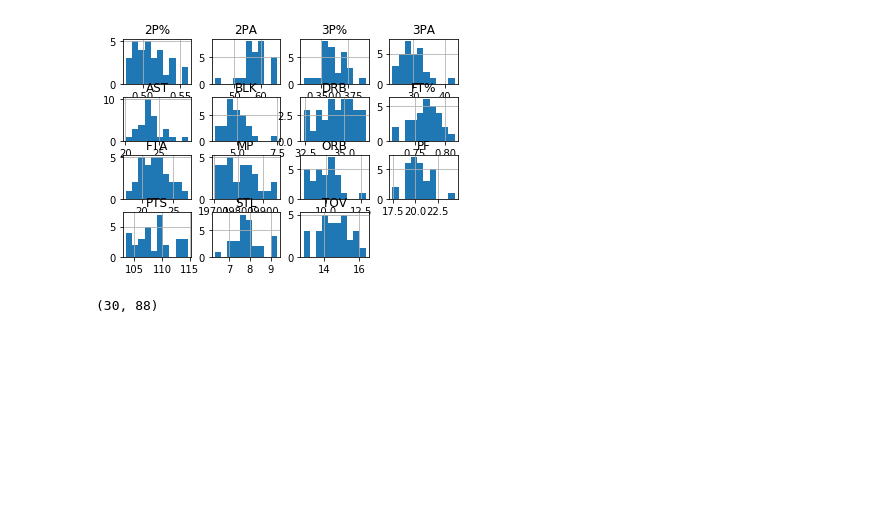
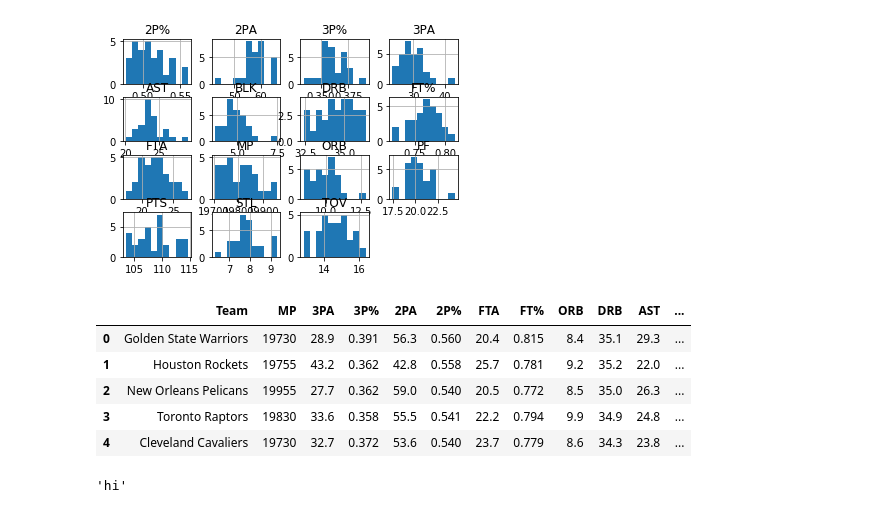
Before and after one commit to tbala25/NBA-Player_Team-Clusters, a Jupyter notebook: Team-Clustering/Data_Cleaning.ipynb, the cells around one changed output. Cells and saved outputs as stored; diff of their text form; code cells hidden in the pictures; blank space fills up the shorter version.

Commit message:
added team abrv col in data cleaning

```diff
--- a/Team-Clustering/Data_Cleaning.ipynb
+++ b/Team-Clustering/Data_Cleaning.ipynb
@@ -158,9 +158,58 @@ sigma = np.array(summary[['std']])
 mu = np.array(summary[['mean']])
 summary['norm_std'] = np.absolute(sigma/mu)
 summary.sort_values(by='norm_std', axis = 0, ascending = False)
+# %%
+# ADD TEAM ABBREVIATIONS
+
+tm_abrv = np.array([['ATL','Atlanta Hawks'],
+['BKN','Brooklyn Nets'],
+['BOS','Boston Celtics'],
+['CHA','Charlotte Hornets'],
+['CHI','Chicago Bulls'],
+['CLE','Cleveland Cavaliers'],
+['DAL','Dallas Mavericks'],
+['DEN','Denver Nuggets'],
+['DET','Detroit Pistons'],
+['GSW','Golden State Warriors'],
+['HOU','Houston Rockets'],
+['IND','Indiana Pacers'],
+['LAC','Los Angeles Clippers'],
+['LAL','Los Angeles Lakers'],
+['MEM','Memphis Grizzlies'],
+['MIA','Miami Heat'],
+['MIL','Milwaukee Bucks'],
+['MIN','Minnesota Timberwolves'],
+['NOP','New Orleans Pelicans'],
+['NYK','New York Knicks'],
+['OKC','Oklahoma City Thunder'],
+['ORL','Orlando Magic'],
+['PHI','Philadelphia 76ers'],
+['PHX','Phoenix Suns'],
+['POR','Portland Trail Blazers'],
+['SAC','Sacramento Kings'],
+['SAS','San Antonio Spurs'],
+['TOR','Toronto Raptors'],
+['UTA','Utah Jazz'],
+['WAS','Washington Wizards']])
+
+tm_abrv = pd.DataFrame(tm_abrv)
+
+#remove * from team
+j4['Team'] = j4.apply(lambda row: row.Team.split('*')[0] if '*' in row.Team else row.Team , axis=1)
+
+j5 = j4.merge(tm_abrv, left_on = 'Team', right_on = 1)
 # %%
 j4.to_csv('teams_cleaned.csv')
-# %%
-j4.shape
-# %% [output]
-(30, 88)
+# %%
+j5.head()
+# %% [output]
+|  | Team | MP | 3PA | 3P% | 2PA | 2P% | FTA | FT% | ORB | DRB | AST | ... |
+| 0 | Golden State Warriors | 19730 | 28.9 | 0.391 | 56.3 | 0.560 | 20.4 | 0.815 | 8.4 | 35.1 | 29.3 | ... |
+| 1 | Houston Rockets | 19755 | 43.2 | 0.362 | 42.8 | 0.558 | 25.7 | 0.781 | 9.2 | 35.2 | 22.0 | ... |
+| 2 | New Orleans Pelicans | 19955 | 27.7 | 0.362 | 59.0 | 0.540 | 20.5 | 0.772 | 8.5 | 35.0 | 26.3 | ... |
+| 3 | Toronto Raptors | 19830 | 33.6 | 0.358 | 55.5 | 0.541 | 22.2 | 0.794 | 9.9 | 34.9 | 24.8 | ... |
+| 4 | Cleveland Cavaliers | 19730 | 32.7 | 0.372 | 53.6 | 0.540 | 23.7 | 0.779 | 8.6 | 34.3 | 23.8 | ... |
+# %%
+'hi*'.split('*')[0]
+# %% [output]
+'hi'
```
Also changed, not shown: 2 other files.
